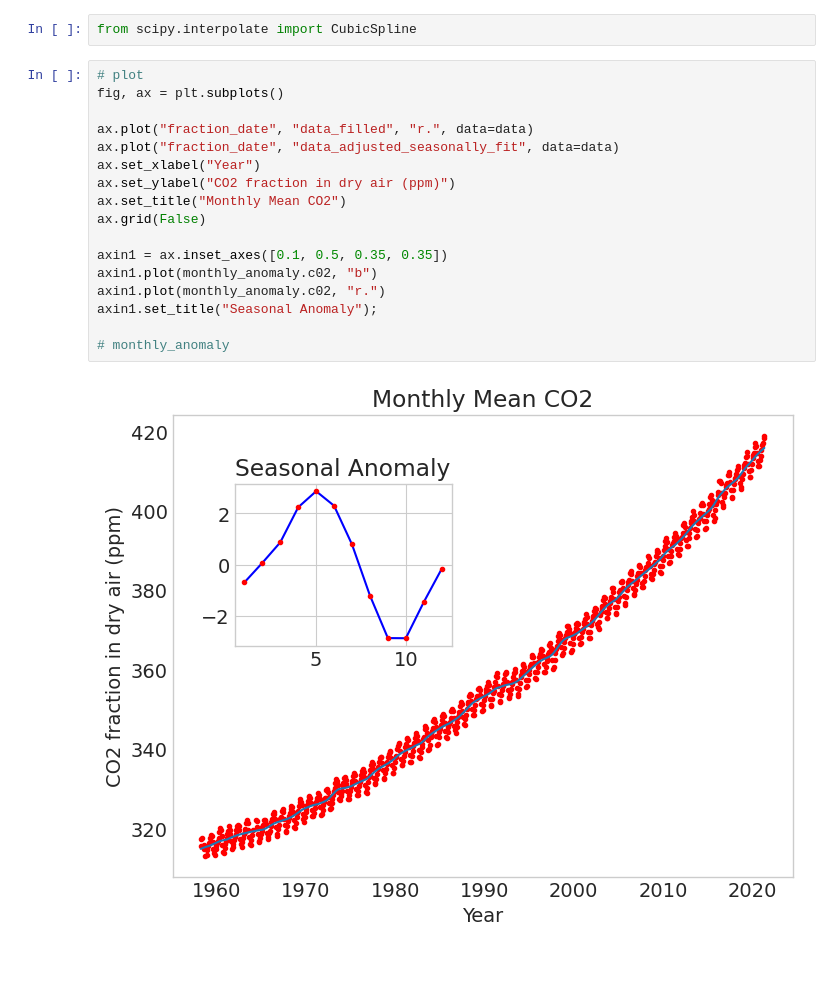
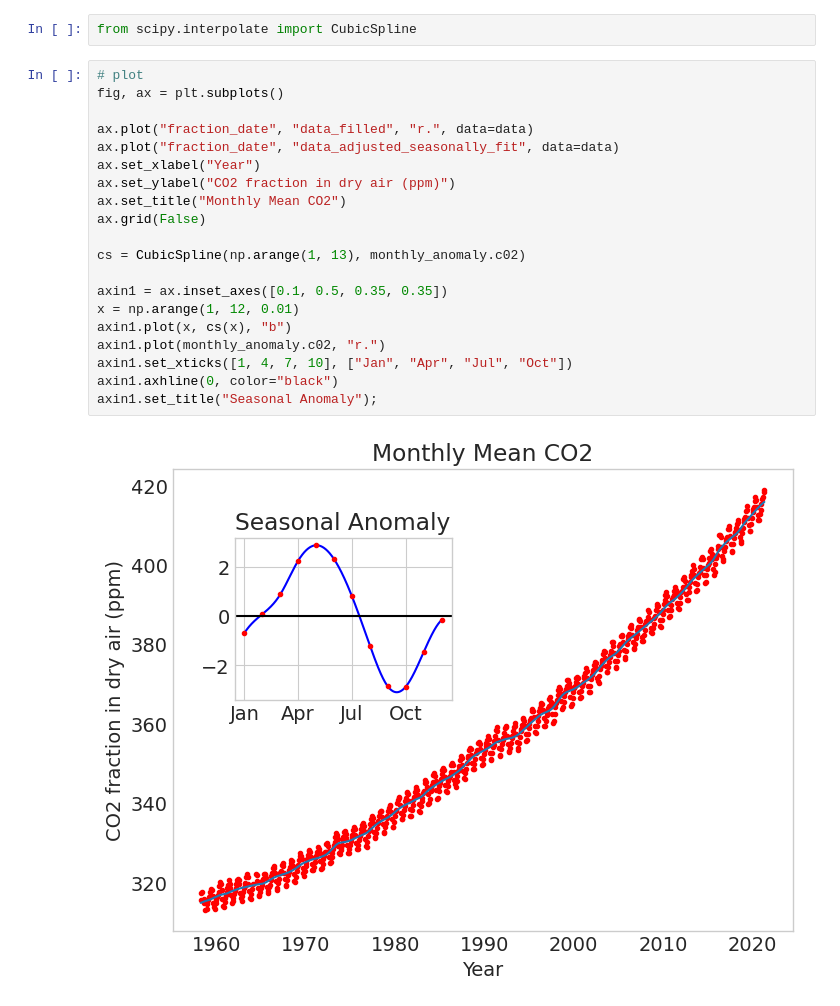
Before and after one commit to UCB-stat-159-s23/hw03-Group27, a Jupyter notebook: climate-Q03.ipynb, the cells around one changed output. Drawn from its saved outputs; the diff is of its cells as text; blank space fills up the shorter version.

```diff
--- a/climate-Q03.ipynb
+++ b/climate-Q03.ipynb
@@ -79,19 +80,22 @@ from scipy.interpolate import CubicSpline
 # %%
 # plot
 fig, ax = plt.subplots()
 
 ax.plot("fraction_date", "data_filled", "r.", data=data)
 ax.plot("fraction_date", "data_adjusted_seasonally_fit", data=data)
 ax.set_xlabel("Year")
 ax.set_ylabel("CO2 fraction in dry air (ppm)")
 ax.set_title("Monthly Mean CO2")
 ax.grid(False)
 
+cs = CubicSpline(np.arange(1, 13), monthly_anomaly.c02)
+
 axin1 = ax.inset_axes([0.1, 0.5, 0.35, 0.35])
-axin1.plot(monthly_anomaly.c02, "b")
+x = np.arange(1, 12, 0.01)
+axin1.plot(x, cs(x), "b")
 axin1.plot(monthly_anomaly.c02, "r.")
+axin1.set_xticks([1, 4, 7, 10], ["Jan", "Apr", "Jul", "Oct"])
+axin1.axhline(0, color="black")
 axin1.set_title("Seasonal Anomaly");
-
-# monthly_anomaly
 # %% [output]
-[figure, old version]
+[figure, new version]
```
Also changed, not shown: parts of 1 cell of this notebook, 1 other file.
